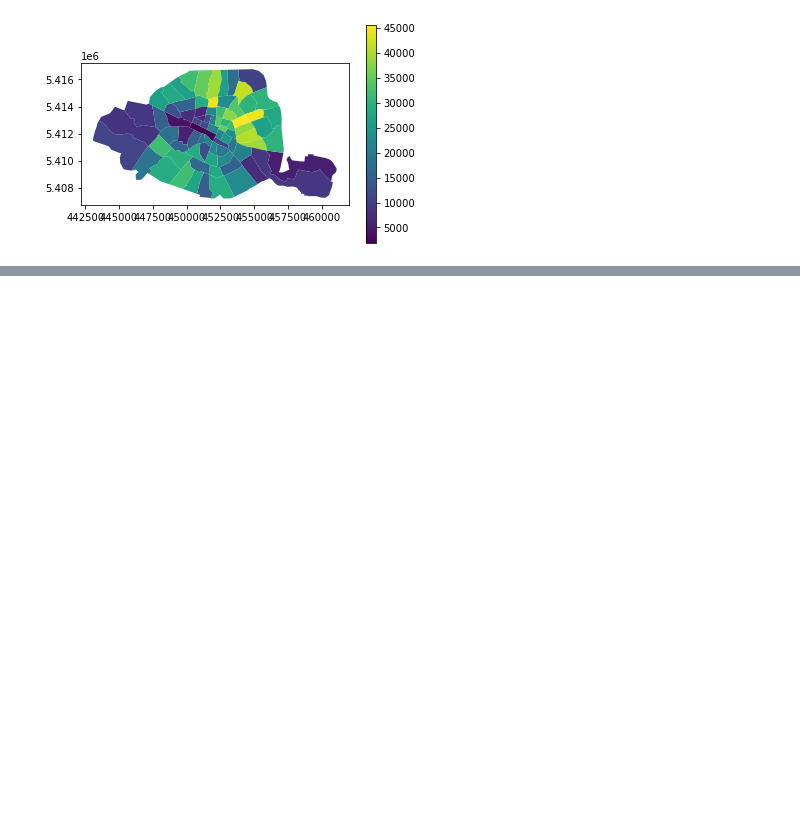
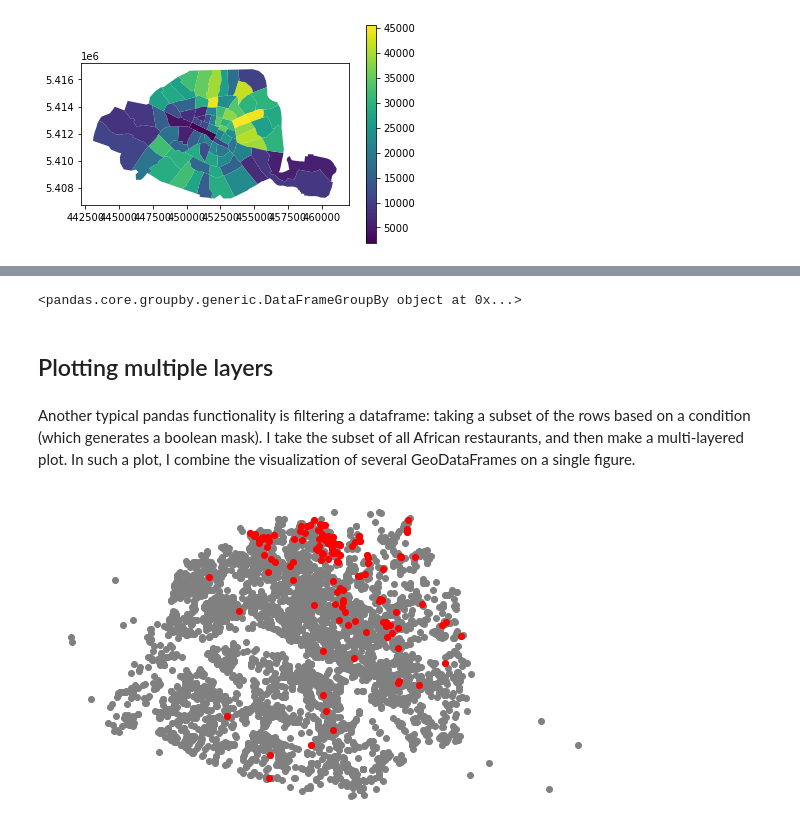
Before and after one commit to tanersoner/Data-Visualization-with-Python, a Jupyter notebook: Working with Geodata in Python.ipynb, the cells around one changed output, grey strips where cells are left out. Saved outputs shown, nothing was run; the diff lists cells and outputs as text; code cells hidden in the pictures; blank space fills up the shorter version.

```diff
--- a/Working with Geodata in Python.ipynb
+++ b/Working with Geodata in Python.ipynb
@@ -234,0 +237,3 @@ plt.show()
+# %%
+# Load the restaurants data
+restaurants = geopandas.read_file("paris_restaurants.csv")
@@ -234,0 +252,23 @@ plt.show()
+# %%
+# Print the result
+print(type_counts)
+# %% [output]
+<pandas.core.groupby.generic.DataFrameGroupBy object at 0x...>
+# %% [markdown]
+## Plotting multiple layers
+# %% [markdown]
+Another typical pandas functionality is filtering a dataframe: taking a subset of the rows based on a condition (which generates a boolean mask).
+I take the subset of all African restaurants, and then make a multi-layered plot. In such a plot, I combine the visualization of several GeoDataFrames on a single figure.
+# %%
+# Take a subset of the African restaurants
+african_restaurants = restaurants[restaurants['type'] == 'African restaurant']
+# %%
+# Make a multi-layered plot
+fig, ax = plt.subplots(figsize=(10, 10))
+restaurants.plot(ax=ax, color='grey')
+african_restaurants.plot(ax=ax, color='red')
+# Remove the box, ticks and labels
+ax.set_axis_off()
+plt.show()
+# %% [output]
+[figure, added]
```
Also changed, not shown: parts of 4 cells of this notebook.
